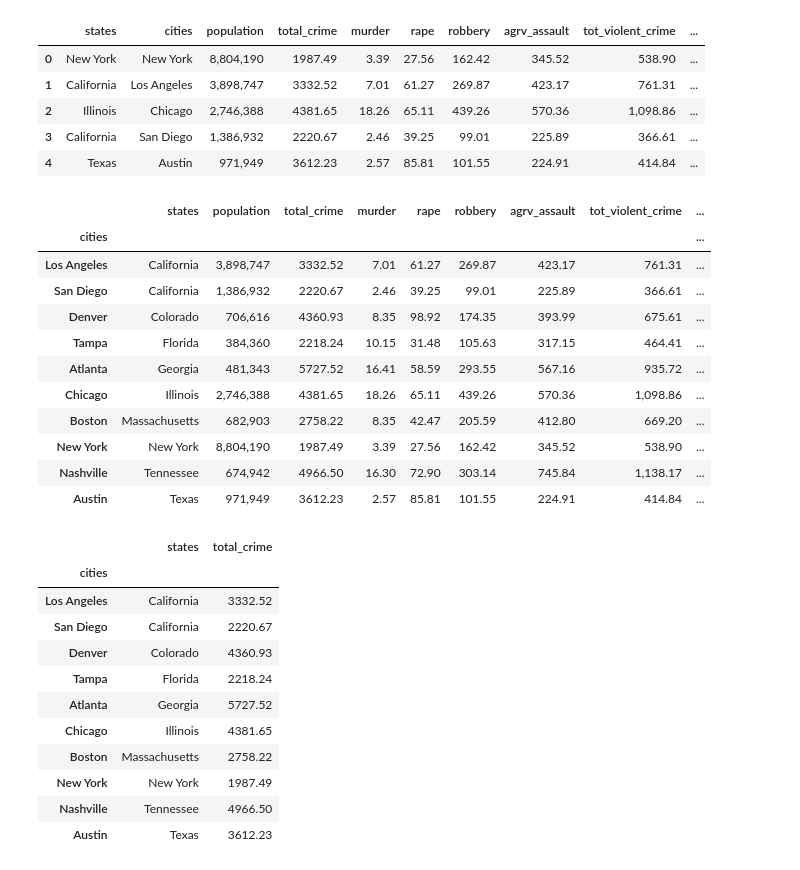
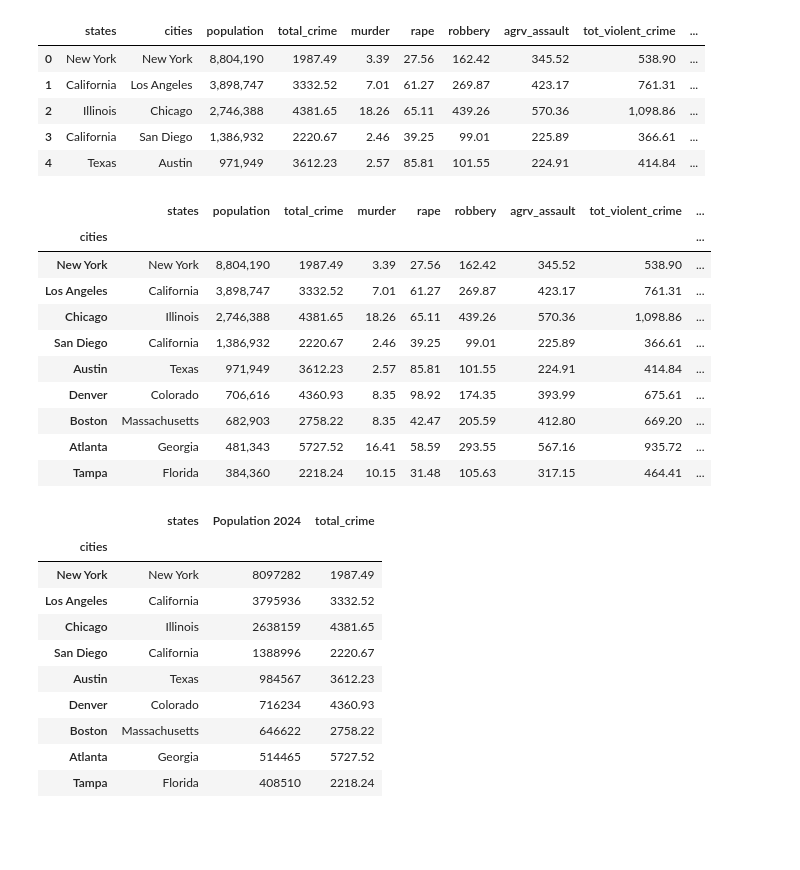
Before and after one commit to benschatz97/group_project_1, a Jupyter notebook: sean_files/population_city_crime/population_city_crime.ipynb, the cells around one changed output. Drawn from its saved outputs; the diff is of its cells as text; code cells hidden in the pictures; blank space fills up the shorter version.

```diff
--- a/sean_files/population_city_crime/population_city_crime.ipynb
+++ b/sean_files/population_city_crime/population_city_crime.ipynb
@@ -9,14 +10,14 @@ warnings.filterwarnings('ignore')
 # %%
 # Create A Path to the CSV file
 crime_rates = Path("./crime_250_plus.csv")
-cities_population = Path("./population.csv")
+cities_population = Path("./Population of all US Cities 2024.csv")
 
 # Read School and Student Data File and store into Pandas DataFrames
 cities_crime_rates_df = pd.read_csv(crime_rates)
 population_city_df = pd.read_csv(cities_population)
 
 # Combine both CSV files into dataset
-crime_rates_plus_population_df = pd.merge(cities_crime_rates_df, population_city_df, left_on= "cities", right_on= "US City", how= "right")
+c = pd.merge(cities_crime_rates_df, population_city_df, left_on= "cities", right_on= "US City", how= "right")
 crime_rates_plus_population_df.head()
 # %% [output]
 |  | states | cities | population | total_crime | murder | rape | robbery | agrv_assault | tot_violent_crime | ... |
@@ -27,40 +28,38 @@ crime_rates_plus_population_df.head()
 | 4 | Texas | Austin | 971,949 | 3612.23 | 2.57 | 85.81 | 101.55 | 224.91 | 414.84 | ... |
 # %%
 # filter cities to the 10 chosen for the project
-filtered_cities_crime= cities_crime_rates_df[cities_crime_rates_df['cities'].isin(['Atlanta', 'Austin', 'Chicago', 'Denver', 'Los Angeles', 'Nashville', 'New York', 'San Diego', 'Tampa', 'Boston'])]
-filtered_cities_crime
+cities_filtered_df = crime_rates_plus_population_df[crime_rates_plus_population_df['cities'].isin(['Atlanta', 'Austin', 'Chicago', 'Denver', 'Los Angeles', 'Nashville', 'New York', 'San Diego', 'Tampa', 'Boston'])]
+cities_filtered_df
 
 # Now set an index for your cities
-filtered_cities_crime = filtered_cities_crime.set_index("cities")
+filtered_cities_crime = cities_filtered_df.set_index("cities")
 filtered_cities_crime
 # %% [output]
 |  | states | population | total_crime | murder | rape | robbery | agrv_assault | tot_violent_crime | ... |
 | cities |  |  |  |  |  |  |  |  | ... |
+| New York | New York | 8,804,190 | 1987.49 | 3.39 | 27.56 | 162.42 | 345.52 | 538.90 | ... |
 | Los Angeles | California | 3,898,747 | 3332.52 | 7.01 | 61.27 | 269.87 | 423.17 | 761.31 | ... |
+| Chicago | Illinois | 2,746,388 | 4381.65 | 18.26 | 65.11 | 439.26 | 570.36 | 1,098.86 | ... |
 | San Diego | California | 1,386,932 | 2220.67 | 2.46 | 39.25 | 99.01 | 225.89 | 366.61 | ... |
+| Austin | Texas | 971,949 | 3612.23 | 2.57 | 85.81 | 101.55 | 224.91 | 414.84 | ... |
 | Denver | Colorado | 706,616 | 4360.93 | 8.35 | 98.92 | 174.35 | 393.99 | 675.61 | ... |
+| Boston | Massachusetts | 682,903 | 2758.22 | 8.35 | 42.47 | 205.59 | 412.80 | 669.20 | ... |
+| Atlanta | Georgia | 481,343 | 5727.52 | 16.41 | 58.59 | 293.55 | 567.16 | 935.72 | ... |
 | Tampa | Florida | 384,360 | 2218.24 | 10.15 | 31.48 | 105.63 | 317.15 | 464.41 | ... |
-| Atlanta | Georgia | 481,343 | 5727.52 | 16.41 | 58.59 | 293.55 | 567.16 | 935.72 | ... |
-| Chicago | Illinois | 2,746,388 | 4381.65 | 18.26 | 65.11 | 439.26 | 570.36 | 1,098.86 | ... |
-| Boston | Massachusetts | 682,903 | 2758.22 | 8.35 | 42.47 | 205.59 | 412.80 | 669.20 | ... |
-| New York | New York | 8,804,190 | 1987.49 | 3.39 | 27.56 | 162.42 | 345.52 | 538.90 | ... |
-| Nashville | Tennessee | 674,942 | 4966.50 | 16.30 | 72.90 | 303.14 | 745.84 | 1,138.17 | ... |
-| Austin | Texas | 971,949 | 3612.23 | 2.57 | 85.81 | 101.55 | 224.91 | 414.84 | ... |
 # %%
 # New Data Frame with only certain columns (states, cities, total_crime)
-updated_cities_crime_rates = filtered_cities_crime[["states", "total_crime"]]
-updated_cities_crime_rates
+cities_crime_rates_clean = filtered_cities_crime[["states", "Population 2024", "total_crime"]]
+cities_crime_rates_clean
 # %% [output]
-|  | states | total_crime |
-| cities |  |  |
-| Los Angeles | California | 3332.52 |
-| San Diego | California | 2220.67 |
-| Denver | Colorado | 4360.93 |
-| Tampa | Florida | 2218.24 |
-| Atlanta | Georgia | 5727.52 |
-| Chicago | Illinois | 4381.65 |
-| Boston | Massachusetts | 2758.22 |
-| New York | New York | 1987.49 |
-| Nashville | Tennessee | 4966.50 |
-| Austin | Texas | 3612.23 |
+|  | states | Population 2024 | total_crime |
+| cities |  |  |  |
+| New York | New York | 8097282 | 1987.49 |
+| Los Angeles | California | 3795936 | 3332.52 |
+| Chicago | Illinois | 2638159 | 4381.65 |
+| San Diego | California | 1388996 | 2220.67 |
+| Austin | Texas | 984567 | 3612.23 |
+| Denver | Colorado | 716234 | 4360.93 |
+| Boston | Massachusetts | 646622 | 2758.22 |
+| Atlanta | Georgia | 514465 | 5727.52 |
+| Tampa | Florida | 408510 | 2218.24 |
 # %%
```
Also changed, not shown: parts of 7 cells of this notebook, 2 other files.
